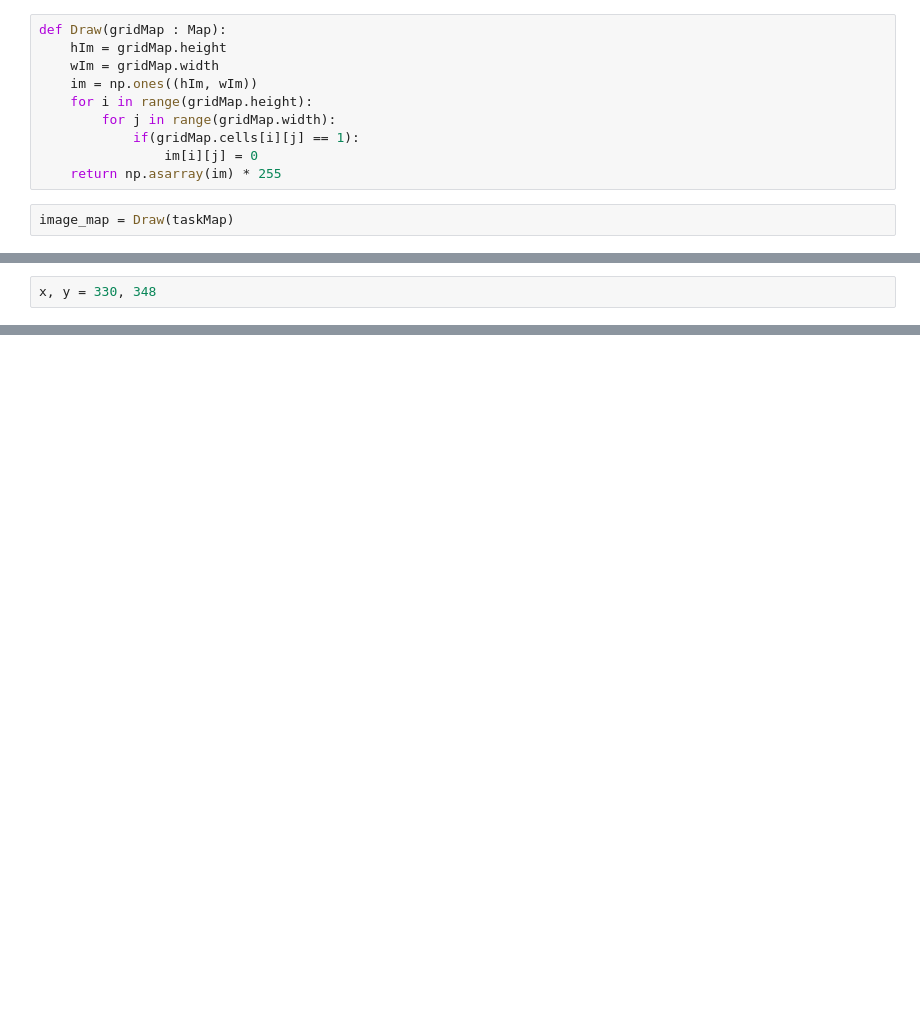
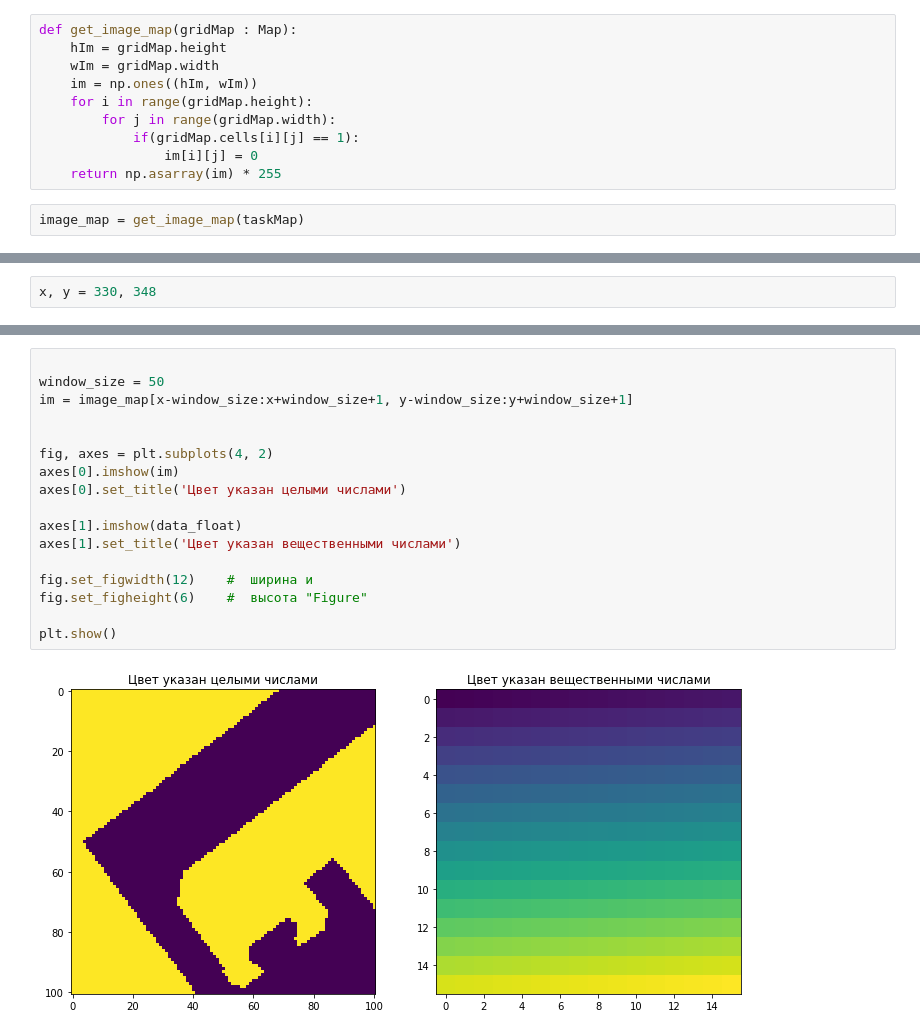
Before and after one commit to ZhekaHauska/hp_mcts_dl, a Jupyter notebook: demo/data.ipynb, the cells around one changed output, grey strips where cells are left out. Cells and saved outputs as stored; diff of their text form; blank space fills up the shorter version.

```diff
--- a/demo/data.ipynb
+++ b/demo/data.ipynb
@@ -25,7 +25,7 @@ def Draw(gridMap : Map):
 
     return np.asarray(im)
 # %%
-def Draw(gridMap : Map):
+def get_image_map(gridMap : Map):
     hIm = gridMap.height
     wIm = gridMap.width
     im = np.ones((hIm, wIm))
@@ -35,4 +35,4 @@ def Draw(gridMap : Map):
                 im[i][j] = 0
     return np.asarray(im) * 255
 # %%
-image_map = Draw(taskMap)
+image_map = get_image_map(taskMap)
@@ -80,0 +78,19 @@ next_pos
+# %%
+
+window_size = 50
+im = image_map[x-window_size:x+window_size+1, y-window_size:y+window_size+1]
+
+
+fig, axes = plt.subplots(4, 2)
+axes[0].imshow(im)
+axes[0].set_title('Цвет указан целыми числами')
+
+axes[1].imshow(data_float)
+axes[1].set_title('Цвет указан вещественными числами')
+
+fig.set_figwidth(12)    #  ширина и
+fig.set_figheight(6)    #  высота "Figure"
+
+plt.show()
+# %% [output]
+[figure, added]
```
Also changed, not shown: parts of 9 cells of this notebook.
